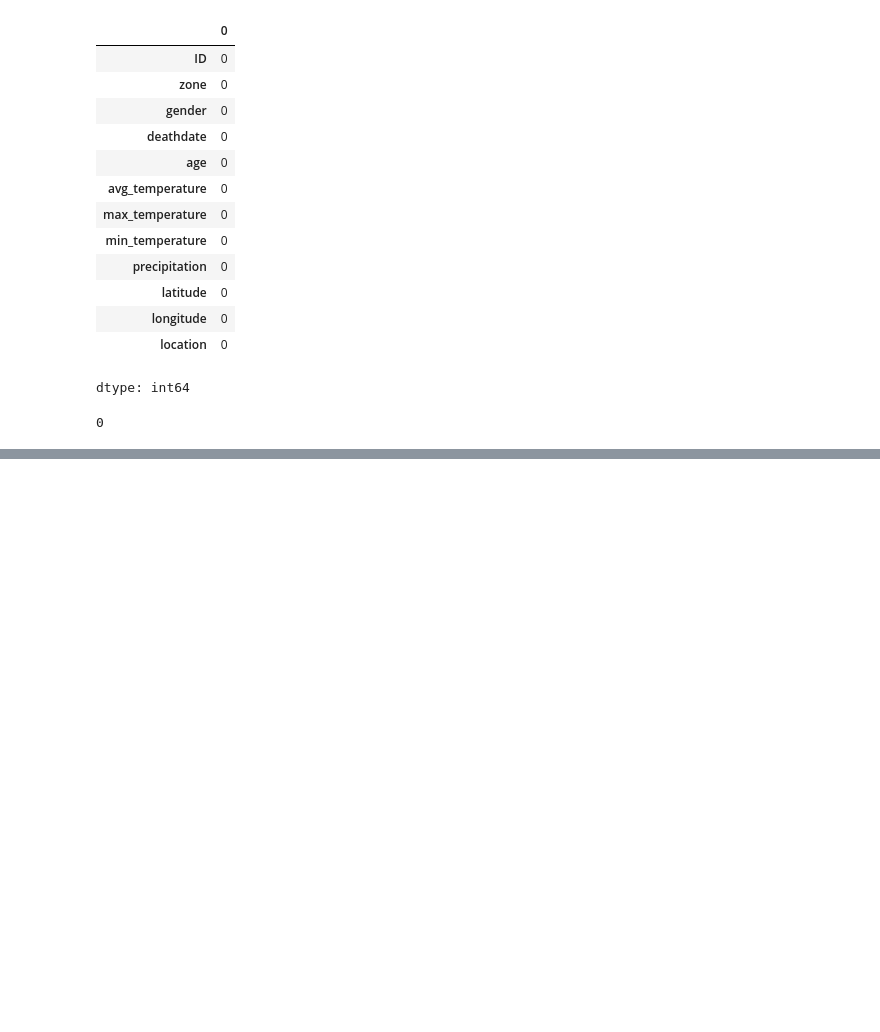
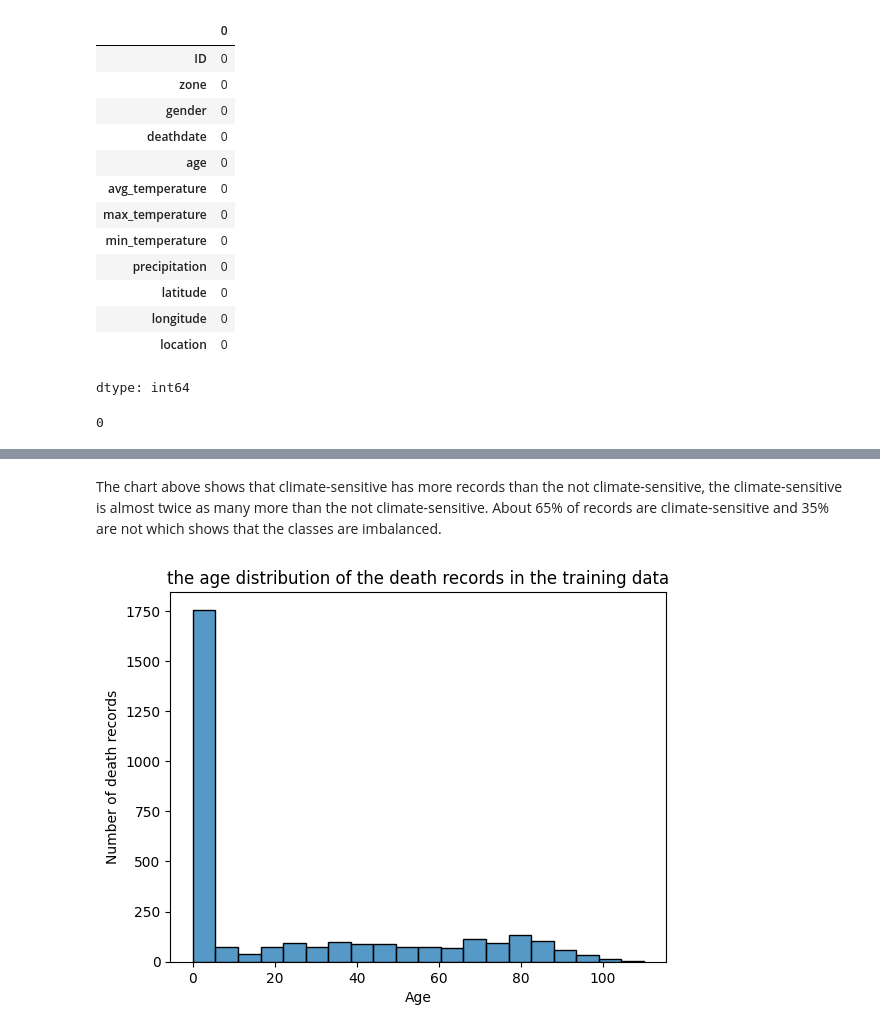
Before and after one commit to Famous-Code001/group-195-capstone, a Jupyter notebook: climate/Climate_DataUnderstanding_Gloria.ipynb, the cells around one changed output, grey strips where cells are left out. Cells and saved outputs as stored; diff of their text form; code cells hidden in the pictures; blank space fills up the shorter version.

```diff
--- a/climate/Climate_DataUnderstanding_Gloria.ipynb
+++ b/climate/Climate_DataUnderstanding_Gloria.ipynb
@@ -168,0 +183,11 @@ print(test.duplicated().sum())
+# %% [markdown]
+The chart above shows that climate-sensitive has more records than the not climate-sensitive, the climate-sensitive is almost twice as many more than the not climate-sensitive. About 65% of records are climate-sensitive and 35% are not which shows that the classes are imbalanced.
+# %%
+
+sns.histplot(data=train, x="age", bins=20)
+plt.title("the age distribution of the death records in the training data")
+plt.xlabel("Age")
+plt.ylabel("Number of death records")
+plt.show()
+# %% [output]
+[figure, added]
```
Also changed, not shown: parts of 22 cells of this notebook.
